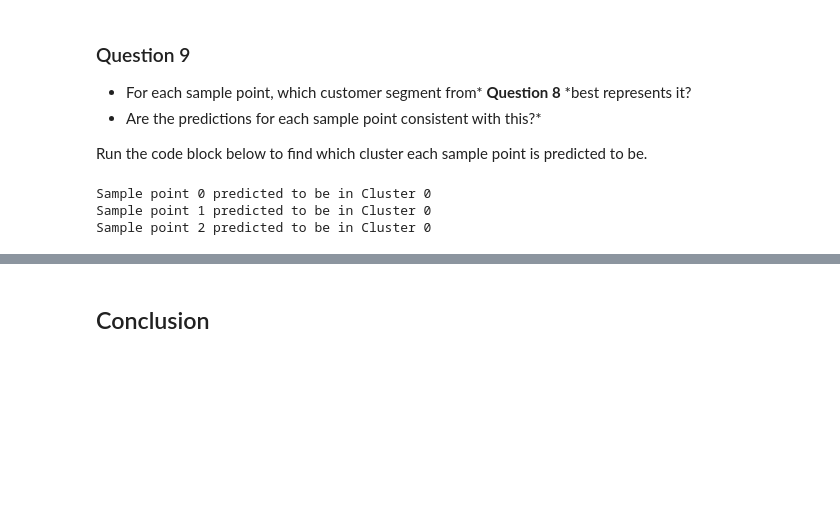
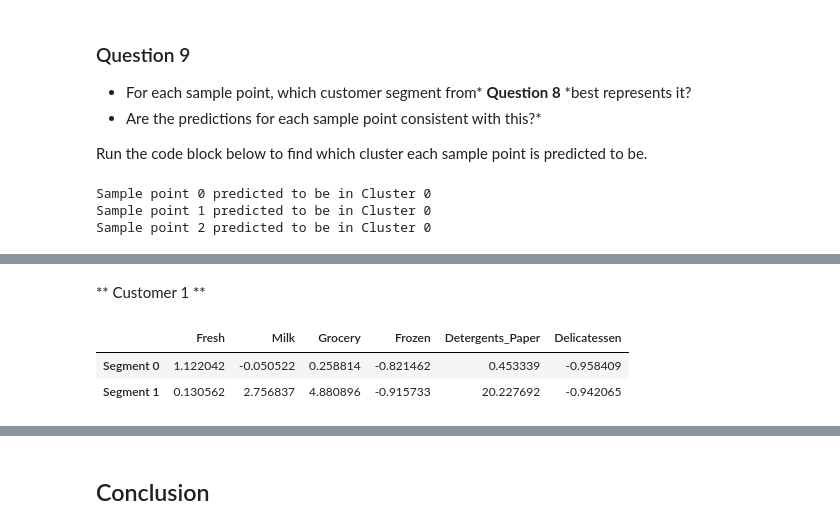
Before and after one commit to intsco/machine-learning, a Jupyter notebook: projects/customer_segments/customer_segments.ipynb, the cells around one changed output, grey strips where cells are left out. Cells and saved outputs as stored; diff of their text form; code cells hidden in the pictures; blank space fills up the shorter version.

```diff
--- a/projects/customer_segments/customer_segments.ipynb
+++ b/projects/customer_segments/customer_segments.ipynb
@@ -662,0 +692,8 @@ Sample point 2 predicted to be in Cluster 0
+# %% [markdown]
+** Customer 1 **
+# %%
+true_centers.apply(lambda ser: (samples.iloc[1] - ser) / ser, axis=1)
+# %% [output]
+|  | Fresh | Milk | Grocery | Frozen | Detergents_Paper | Delicatessen |
+| Segment 0 | 1.122042 | -0.050522 | 0.258814 | -0.821462 | 0.453339 | -0.958409 |
+| Segment 1 | 0.130562 | 2.756837 | 4.880896 | -0.915733 | 20.227692 | -0.942065 |
```
Also changed, not shown: parts of 31 cells of this notebook, 1 other file.
